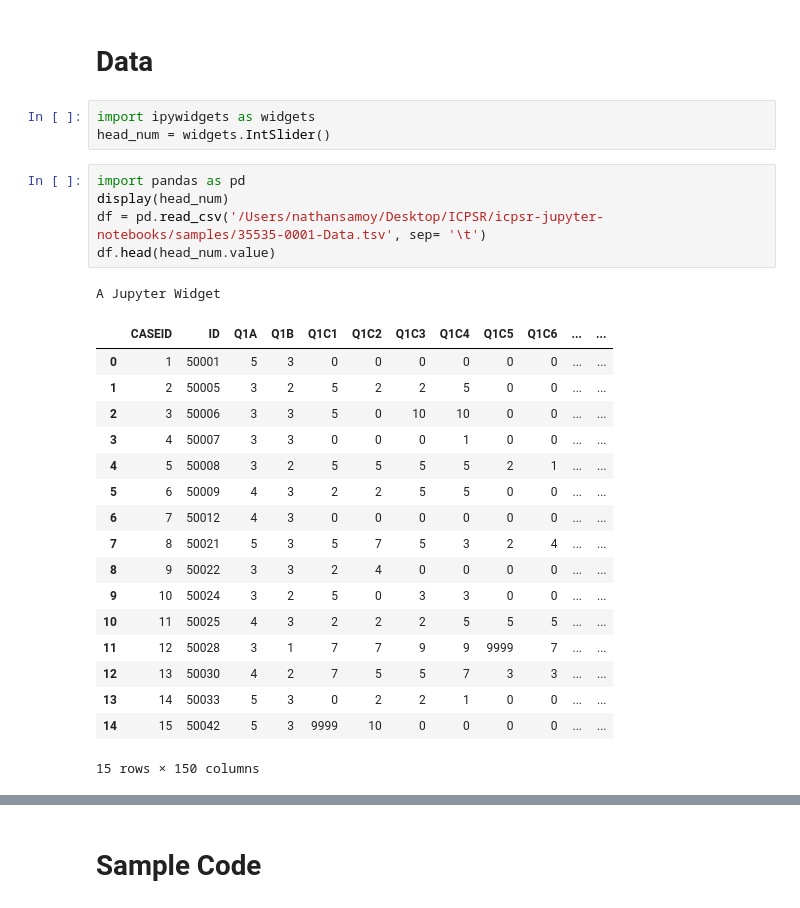
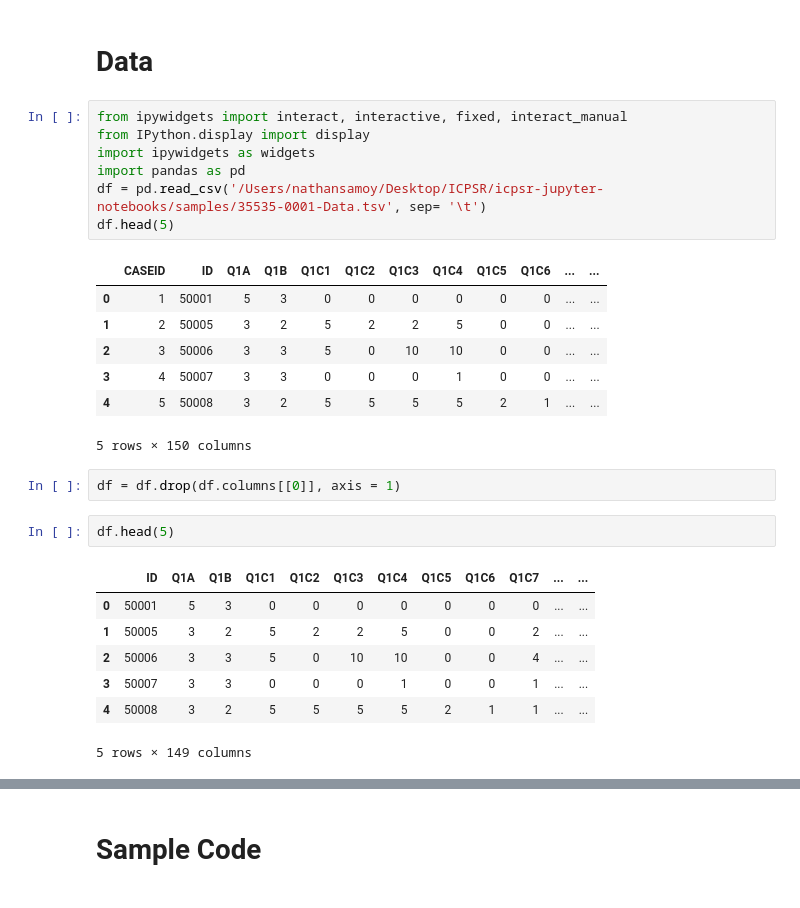
Before and after one commit to ICPSR/mybinder_test, a Jupyter notebook: samples/Teenage Attitudes and Practices Survey, 1989 [United States] (ICPSR 9786).ipynb, the cells around one changed output, grey strips where cells are left out. Drawn from its saved outputs; the diff is of its cells as text.

```diff
--- a/samples/Teenage Attitudes and Practices Survey, 1989 [United States] (ICPSR 9786).ipynb
+++ b/samples/Teenage Attitudes and Practices Survey, 1989 [United States] (ICPSR 9786).ipynb
@@ -17,30 +17,30 @@ A sample of 12,097 teenagers was drawn from the last two quarters of the 1988 NH
 Civilian noninstitutionalized teenagers, aged 12-18, residing in the United States.
 # %% [markdown]
 # Data
-# %%
-import ipywidgets as widgets
-head_num = widgets.IntSlider()
 # %%
+from ipywidgets import interact, interactive, fixed, interact_manual
+from IPython.display import display
+import ipywidgets as widgets
 import pandas as pd
-display(head_num)
 df = pd.read_csv('/Users/nathansamoy/Desktop/ICPSR/icpsr-jupyter-notebooks/samples/35535-0001-Data.tsv', sep= '\t')
-df.head(head_num.value)
+df.head(5)
 # %% [output]
+|  | CASEID | ID | Q1A | Q1B | Q1C1 | Q1C2 | Q1C3 | Q1C4 | Q1C5 | Q1C6 | ... | ... |
+| 0 | 1 | 50001 | 5 | 3 | 0 | 0 | 0 | 0 | 0 | 0 | ... | ... |
+| 1 | 2 | 50005 | 3 | 2 | 5 | 2 | 2 | 5 | 0 | 0 | ... | ... |
+| 2 | 3 | 50006 | 3 | 3 | 5 | 0 | 10 | 10 | 0 | 0 | ... | ... |
+| 3 | 4 | 50007 | 3 | 3 | 0 | 0 | 0 | 1 | 0 | 0 | ... | ... |
+| 4 | 5 | 50008 | 3 | 2 | 5 | 5 | 5 | 5 | 2 | 1 | ... | ... |
-A Jupyter Widget
+5 rows × 150 columns
-|  | CASEID | ID | Q1A | Q1B | Q1C1 | Q1C2 | Q1C3 | Q1C4 | Q1C5 | Q1C6 | ... | ... |
-| 0 | 1 | 50001 | 5 | 3 | 0 | 0 | 0 | 0 | 0 | 0 | ... | ... |
-| 1 | 2 | 50005 | 3 | 2 | 5 | 2 | 2 | 5 | 0 | 0 | ... | ... |
-| 2 | 3 | 50006 | 3 | 3 | 5 | 0 | 10 | 10 | 0 | 0 | ... | ... |
-| 3 | 4 | 50007 | 3 | 3 | 0 | 0 | 0 | 1 | 0 | 0 | ... | ... |
-| 4 | 5 | 50008 | 3 | 2 | 5 | 5 | 5 | 5 | 2 | 1 | ... | ... |
-| 5 | 6 | 50009 | 4 | 3 | 2 | 2 | 5 | 5 | 0 | 0 | ... | ... |
-| 6 | 7 | 50012 | 4 | 3 | 0 | 0 | 0 | 0 | 0 | 0 | ... | ... |
-| 7 | 8 | 50021 | 5 | 3 | 5 | 7 | 5 | 3 | 2 | 4 | ... | ... |
-| 8 | 9 | 50022 | 3 | 3 | 2 | 4 | 0 | 0 | 0 | 0 | ... | ... |
-| 9 | 10 | 50024 | 3 | 2 | 5 | 0 | 3 | 3 | 0 | 0 | ... | ... |
-| 10 | 11 | 50025 | 4 | 3 | 2 | 2 | 2 | 5 | 5 | 5 | ... | ... |
-| 11 | 12 | 50028 | 3 | 1 | 7 | 7 | 9 | 9 | 9999 | 7 | ... | ... |
-| 12 | 13 | 50030 | 4 | 2 | 7 | 5 | 5 | 7 | 3 | 3 | ... | ... |
-| 13 | 14 | 50033 | 5 | 3 | 0 | 2 | 2 | 1 | 0 | 0 | ... | ... |
-| 14 | 15 | 50042 | 5 | 3 | 9999 | 10 | 0 | 0 | 0 | 0 | ... | ... |
-15 rows × 150 columns
+# %%
+df = df.drop(df.columns[[0]], axis = 1)
+# %%
+df.head(5)
+# %% [output]
+|  | ID | Q1A | Q1B | Q1C1 | Q1C2 | Q1C3 | Q1C4 | Q1C5 | Q1C6 | Q1C7 | ... | ... |
+| 0 | 50001 | 5 | 3 | 0 | 0 | 0 | 0 | 0 | 0 | 0 | ... | ... |
+| 1 | 50005 | 3 | 2 | 5 | 2 | 2 | 5 | 0 | 0 | 2 | ... | ... |
+| 2 | 50006 | 3 | 3 | 5 | 0 | 10 | 10 | 0 | 0 | 4 | ... | ... |
+| 3 | 50007 | 3 | 3 | 0 | 0 | 0 | 1 | 0 | 0 | 1 | ... | ... |
+| 4 | 50008 | 3 | 2 | 5 | 5 | 5 | 5 | 2 | 1 | 1 | ... | ... |
+5 rows × 149 columns
```
Also changed, not shown: parts of 12 cells of this notebook, 6 other files.
